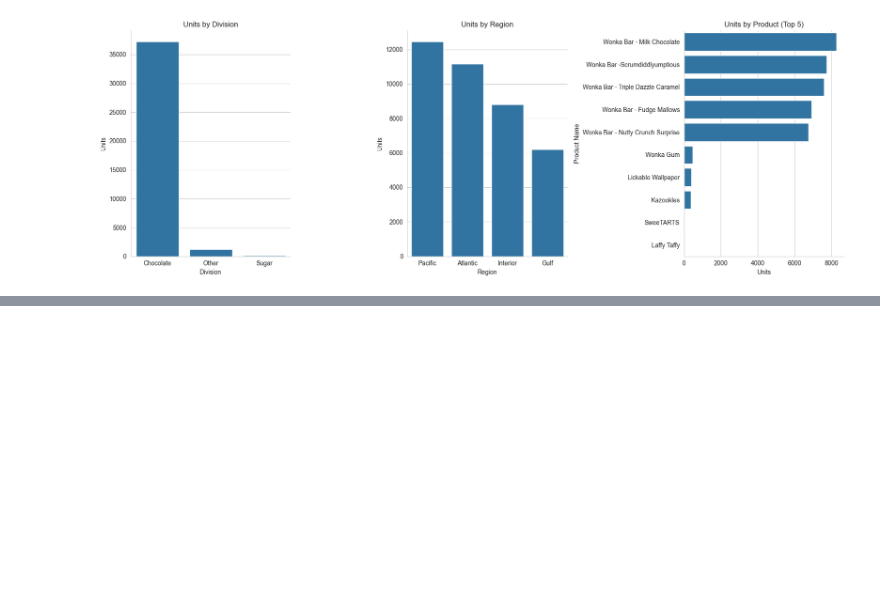
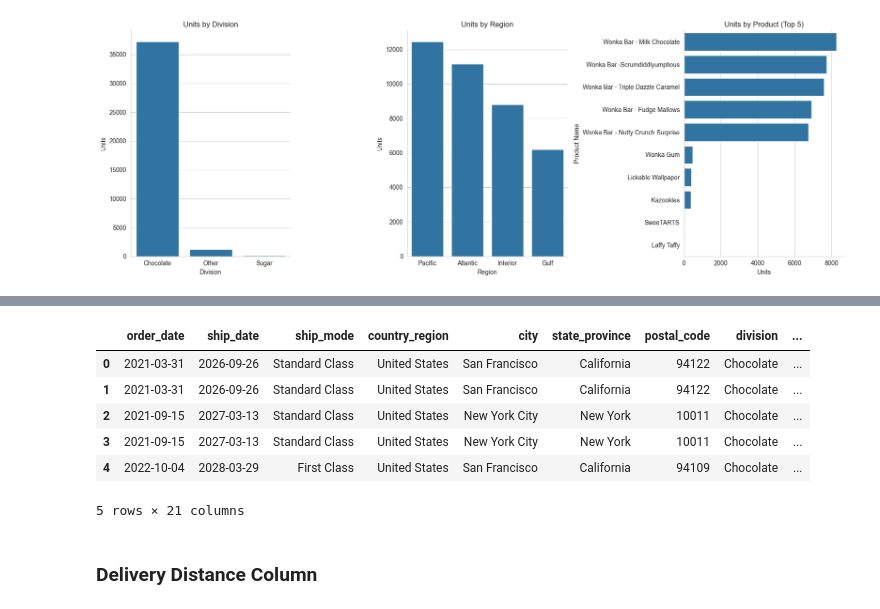
Before and after one commit to jastro-dev/operational-efficiency-and-predictive-analytics-candy-distribution, a Jupyter notebook: main_notebook.ipynb, the cells around one changed output, grey strips where cells are left out. Cells and saved outputs as stored; diff of their text form; code cells hidden in the pictures; blank space fills up the shorter version.

```diff
--- a/main_notebook.ipynb
+++ b/main_notebook.ipynb
@@ -781,0 +807,26 @@ plt.show()
+# %%
+df.rename(
+    columns={
+        'Order Date': 'order_date',
+        'Ship Date': 'ship_date',
+        'Ship Mode': 'ship_mode',
+        'Country/Region': 'country_region',
+        'City': 'city',
+        'State/Province': 'state_province',
+        'Postal Code': 'postal_code',
+        'Division': 'division',
+        'Region': 'region',
+        'Product Name': 'product_name',
+        'Sales': 'sales',
+        'Units': 'units',
+        'Gross Profit': 'gross_profit',
+        'Cost': 'cost',
+        'Factory': 'factory',
+        'Unit Price': 'unit_price',
+        'Unit Cost': 'unit_cost',
+        'Latitude': 'latitude',
+        'Longitude': 'longitude',
+        'Target': 'target',
+    },
+    inplace=True
+)
@@ -781,0 +865,26 @@ plt.show()
+# %%
+def get_origin_postal_code(row):
+    factory_postal_codes = {
+        'Lot\'s O\' Nuts': 85122,
+        'Wicked Choccy\'s': 31401,
+        'Secret Factory': 61264,
+        'The Other Factory': 38111,
+        'Sugar Shack': 56701
+    }
+
+    return factory_postal_codes[row['factory']]
+
+
+df['origin_postal_code'] = df.apply(get_origin_postal_code, axis=1)
+# %%
+df.head()
+# %% [output]
+|  | order_date | ship_date | ship_mode | country_region | city | state_province | postal_code | division | ... |
+| 0 | 2021-03-31 | 2026-09-26 | Standard Class | United States | San Francisco | California | 94122 | Chocolate | ... |
+| 1 | 2021-03-31 | 2026-09-26 | Standard Class | United States | San Francisco | California | 94122 | Chocolate | ... |
+| 2 | 2021-09-15 | 2027-03-13 | Standard Class | United States | New York City | New York | 10011 | Chocolate | ... |
+| 3 | 2021-09-15 | 2027-03-13 | Standard Class | United States | New York City | New York | 10011 | Chocolate | ... |
+| 4 | 2022-10-04 | 2028-03-29 | First Class | United States | San Francisco | California | 94109 | Chocolate | ... |
+5 rows × 21 columns
+# %% [markdown]
+### Delivery Distance Column
```
Also changed, not shown: parts of 63 cells of this notebook.
